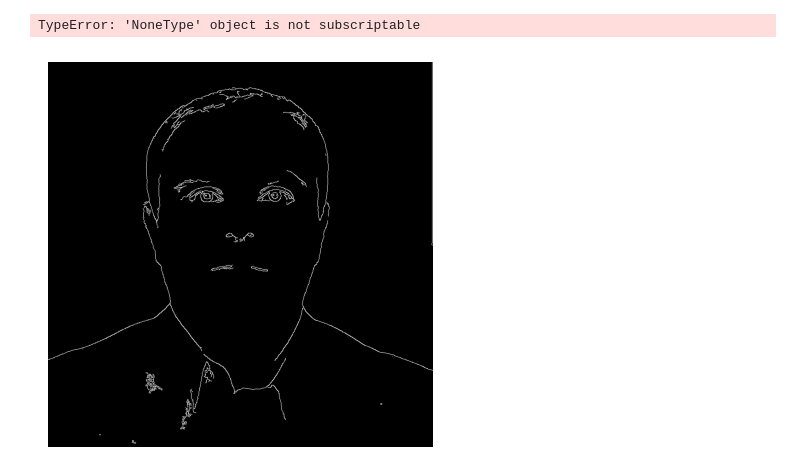
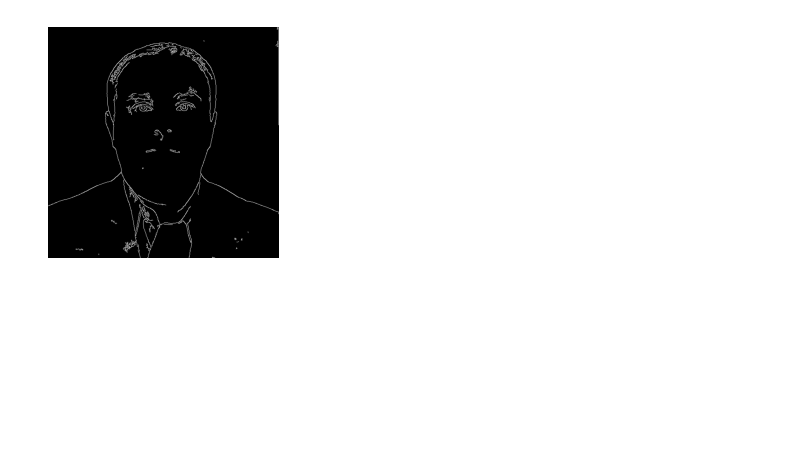
Before and after one commit to regmiresearch/ImageProcessingProjects, a Jupyter notebook: Chapter17/ControlNet-Inference.ipynb, the cells around one changed output. Drawn from its saved outputs; the diff is of its cells as text; code cells hidden in the pictures; blank space fills up the shorter version.

```diff
--- a/Chapter17/ControlNet-Inference.ipynb
+++ b/Chapter17/ControlNet-Inference.ipynb
@@ -12,59 +14,16 @@ from torch_snippets import *
 # %%
-# import os
-# image0 = read(dest)
-# low_threshold = 10
-# high_threshold = 250
+image0 = read(dest)
+low_threshold = 10
+high_threshold = 250
 
-# image = cv2.Canny(image0, low_threshold, high_threshold)
-# image = image[:, :, None]
-# canny_image = np.concatenate([image, image, image], axis=2)
-# canny_image = Image.fromarray(canny_image)
-# show(canny_image, sz=3)
-# canny_image.save('canny.png')
+image = cv2.Canny(image0, low_threshold, high_threshold)
+image = image[:, :, None]
+canny_image = np.concatenate([image, image, image], axis=2)
+canny_image = Image.fromarray(canny_image)
+show(canny_image, sz=3)
+canny_image.save('canny.png')
 # %% [output]
-TypeError: 'NoneType' object is not subscriptable
+[figure, added]
-# %%
-import io
-import cv2
-import requests
-import numpy as np
-import matplotlib.pyplot as plt
-from PIL import Image
-
-# 1. Bypass Wikimedia's 429 restriction by using their thumb.php utility
-# This requests a high-quality 800px wide version instead of the blocked raw asset.
-url = "https://commons.wikimedia.org/w/thumb.php?f=Man_in_red_shirt_and_black_jacket_staring_into_camera.jpg&w=800"
-
-headers = {
-    "User-Agent": "CannyEdgeTester/1.0 (contact: youremail@example.com) EducationalBot/1.0"
-}
-
-response = requests.get(url, headers=headers)
-response.raise_for_status()
-
-# 2. Open with PIL and convert to a numpy array for OpenCV
-pil_img = Image.open(io.BytesIO(response.content))
-image0 = np.array(pil_img)
-
-# 3. Apply Canny edge detection
-low_threshold = 10
-high_threshold = 250
-
-image = cv2.Canny(image0, low_threshold, high_threshold)
-image = image[:, :, None]
-canny_image = np.concatenate([image, image, image], axis=2)
-canny_image_pil = Image.fromarray(canny_image)
-
-# 4. Save the result
-canny_image_pil.save('canny.png')
-
-# 5. Show the result using matplotlib
-plt.figure(figsize=(5, 5))
-plt.imshow(canny_image)
-plt.axis('off')
-plt.show()
-# %% [output]
-[figure, removed]
 # %%
 subplots([image0, canny_image])
 # %% [output]
```
Also changed, not shown: parts of 8 cells of this notebook.
